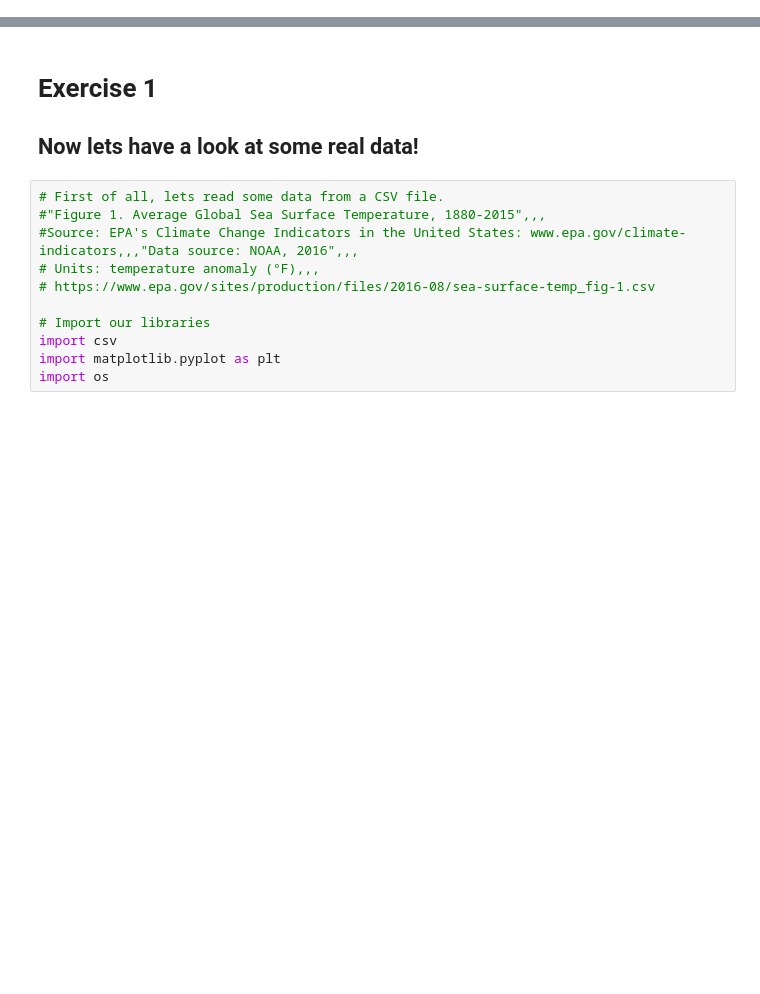
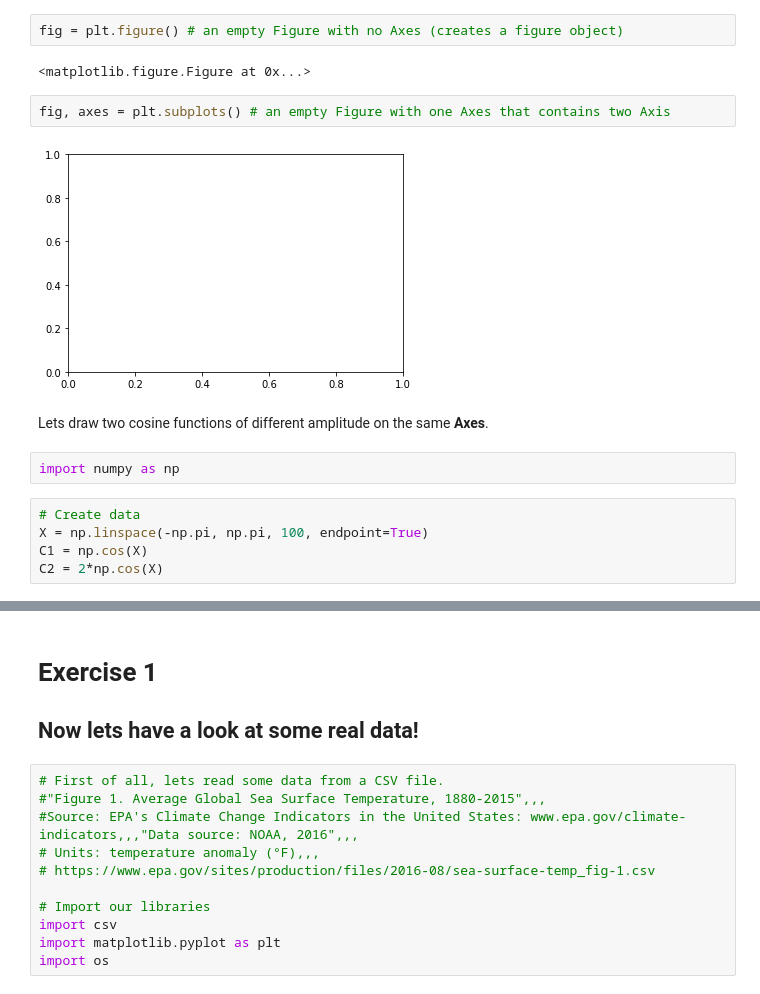
Before and after one commit to ueapy/pythoncourse2018-materials, a Jupyter notebook: notebooks/15-Matplotlib.ipynb, the cells around one changed output, grey strips where cells are left out. Drawn from its saved outputs; the diff is of its cells as text; blank space fills up the shorter version.

```diff
--- a/notebooks/15-Matplotlib.ipynb
+++ b/notebooks/15-Matplotlib.ipynb
@@ -51,0 +25,17 @@ Source: http://matplotlib.org/examples/shapes_and_collections/scatter_demo.html
+# %%
+fig = plt.figure() # an empty Figure with no Axes (creates a figure object)
+# %% [output]
+<matplotlib.figure.Figure at 0x...>
+# %%
+fig, axes = plt.subplots() # an empty Figure with one Axes that contains two Axis
+# %% [output]
+[figure, added]
+# %% [markdown]
+Lets draw two cosine functions of different amplitude on the same **Axes**.
+# %%
+import numpy as np
+# %%
+# Create data
+X = np.linspace(-np.pi, np.pi, 100, endpoint=True)
+C1 = np.cos(X)
+C2 = 2*np.cos(X)
```
Also changed, not shown: parts of 39 cells of this notebook.
